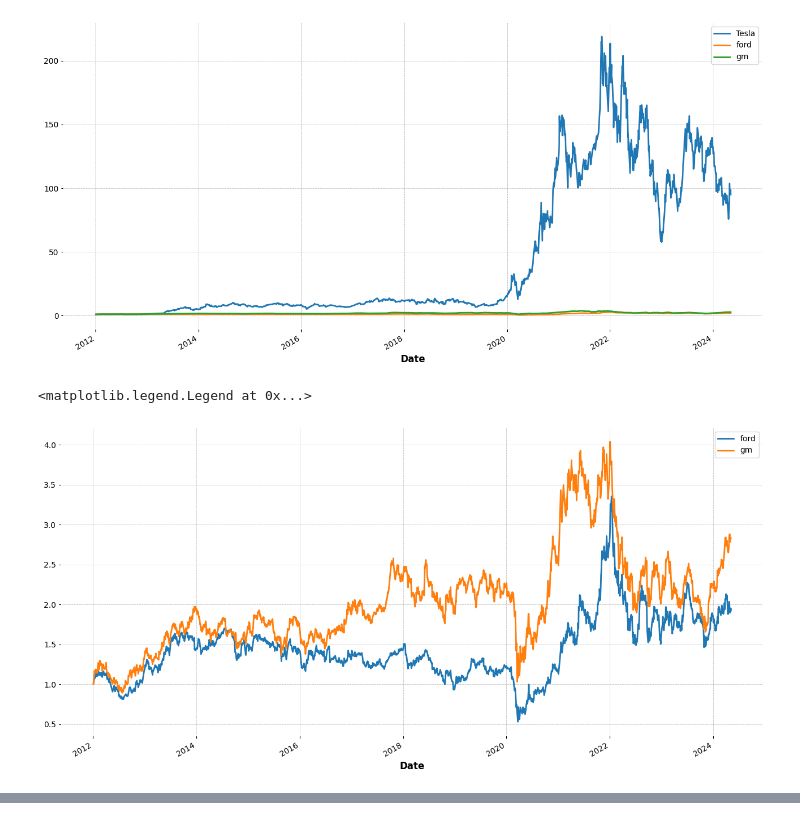
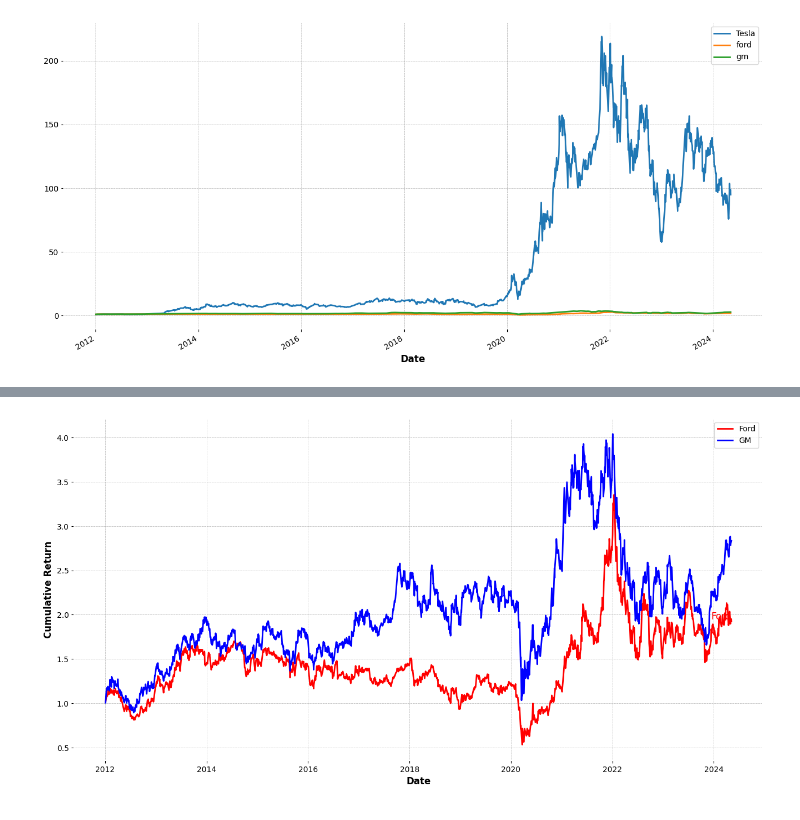
Before and after one commit to PATELALISH/Capstone-Stock-Market-Analysis, a Jupyter notebook: Questions Notebook/New Stock Market Analysis Project.ipynb, the cells around one changed output, grey strips where cells are left out. Cells and saved outputs as stored; diff of their text form; code cells hidden in the pictures.

```diff
--- a/Questions Notebook/New Stock Market Analysis Project.ipynb
+++ b/Questions Notebook/New Stock Market Analysis Project.ipynb
@@ -499,11 +502,12 @@ plt.legend()
 # %% [output]
 <matplotlib.legend.Legend at 0x...>
 [figure]
-# %%
-ford['Cumulative Return'].plot(label='ford',figsize=(16,8))
-gm['Cumulative Return'].plot(label='gm')
-plt.legend()
-#Ford has the lowest return.
-# %% [output]
-<matplotlib.legend.Legend at 0x...>
-[figure, removed]
+# %%
+plt.figure(figsize=(16, 8))
+sns.lineplot(data=ford['Cumulative Return'], color='red', label='Ford')
+sns.lineplot(data=gm['Cumulative Return'], color='blue', label='GM')
+plt.legend()
+
+plt.text(ford.index[-1], ford['Cumulative Return'].iloc[-1], 'Ford', verticalalignment='bottom', horizontalalignment='right', color='red', fontsize=12) ##Just showing that
+ #Ford has the lowest return.
+# %% [output]
@@ -509,0 +515 @@ plt.legend()
+[figure, added]
```
Also changed, not shown: parts of 3 cells of this notebook.
